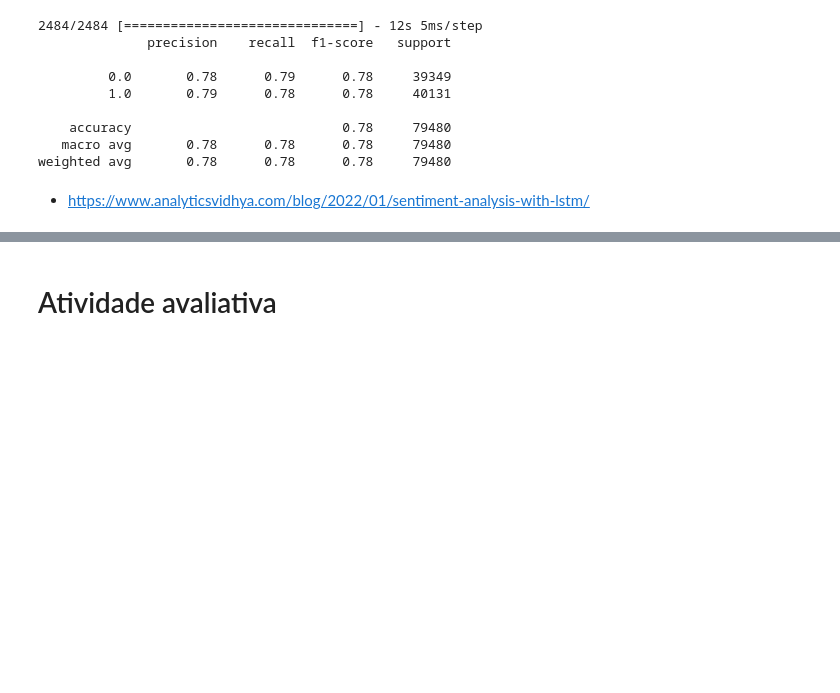
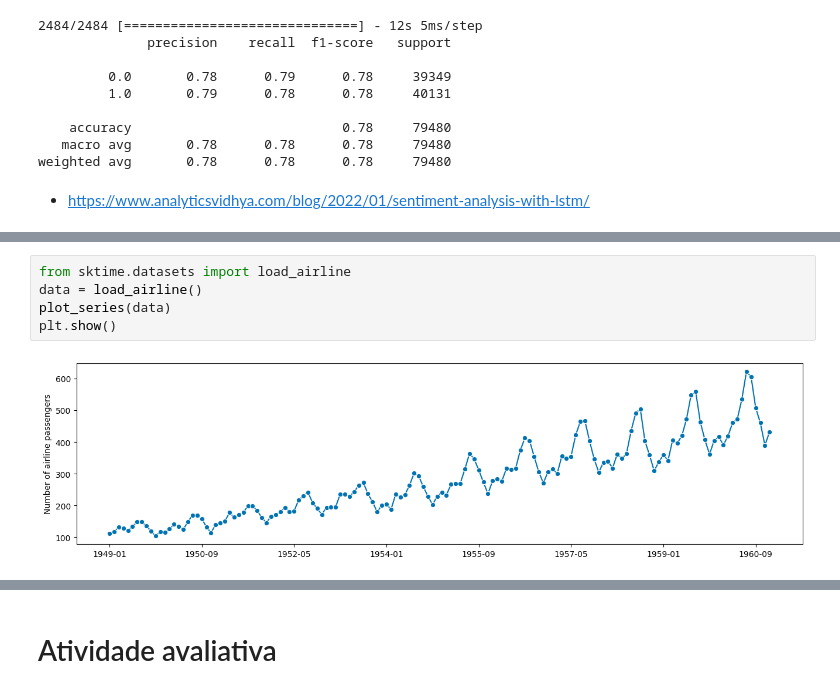
Before and after one commit to leandrocl2005/Curso-basico-de-Python-para-cientistas-de-dados, a Jupyter notebook: aulas/cd_aula_24.ipynb, the cells around one changed output, grey strips where cells are left out. Cells and saved outputs as stored; diff of their text form; blank space fills up the shorter version.

Commit message:
add time series in aula 24

```diff
--- a/aulas/cd_aula_24.ipynb
+++ b/aulas/cd_aula_24.ipynb
@@ -346,0 +368,7 @@ weighted avg       0.78      0.78      0.78     79480
+# %%
+from sktime.datasets import load_airline
+data = load_airline()
+plot_series(data)
+plt.show()
+# %% [output]
+[figure, added]
```
Also changed, not shown: parts of 32 cells of this notebook.
